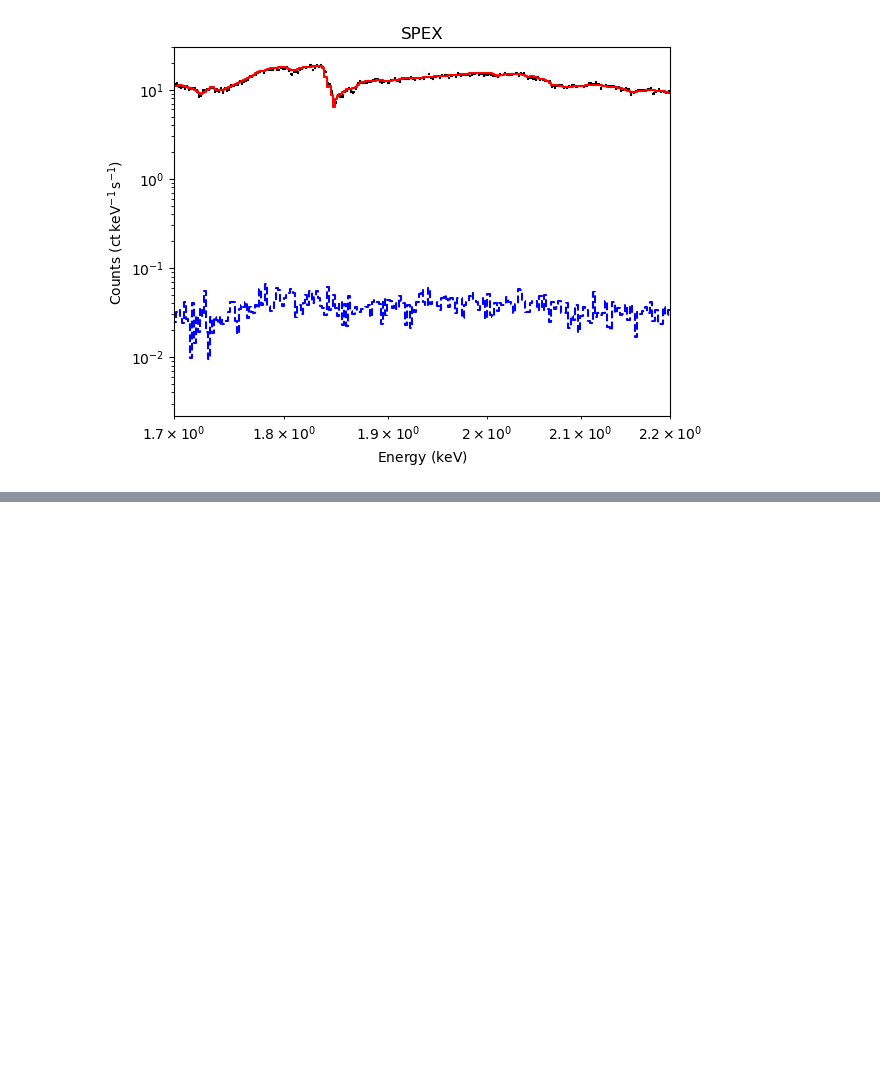
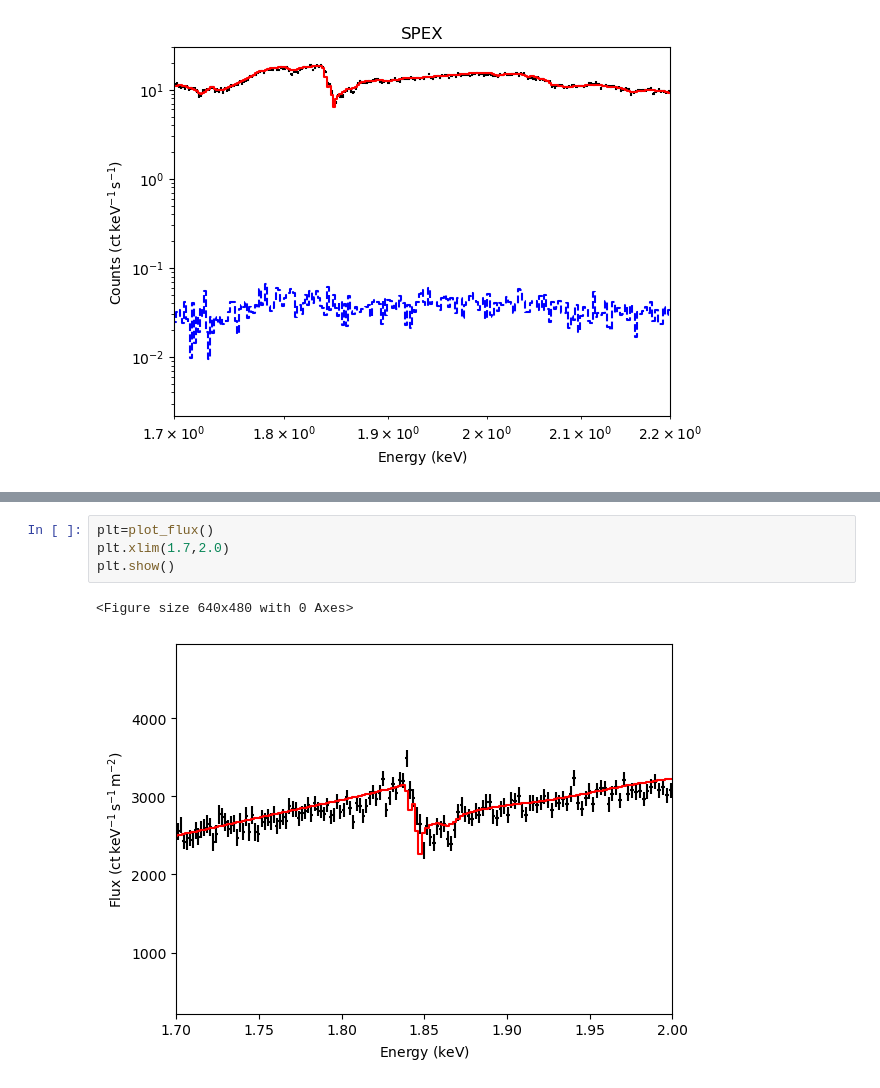
Before and after one commit to summerschool-ahead2020/ism-hands-on, a Jupyter notebook: fit_gx172_example.ipynb, the cells around one changed output, grey strips where cells are left out. Saved outputs shown, nothing was run; the diff lists cells and outputs as text; blank space fills up the shorter version.

Commit message:
Added plot_flux() function to GX172 example

```diff
--- a/fit_gx172_example.ipynb
+++ b/fit_gx172_example.ipynb
@@ -237,0 +280,7 @@ plt.show()
+# %%
+plt=plot_flux()
+plt.xlim(1.7,2.0)
+plt.show()
+# %% [output]
+<Figure size 640x480 with 0 Axes>
+[figure, added]
```
Also changed, not shown: parts of 5 cells of this notebook.
